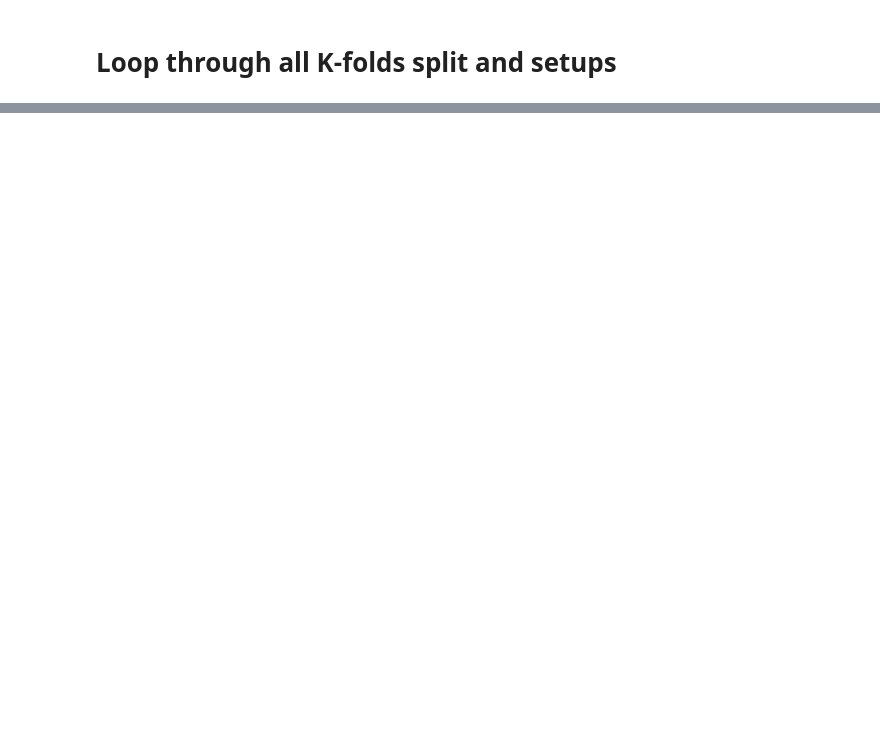
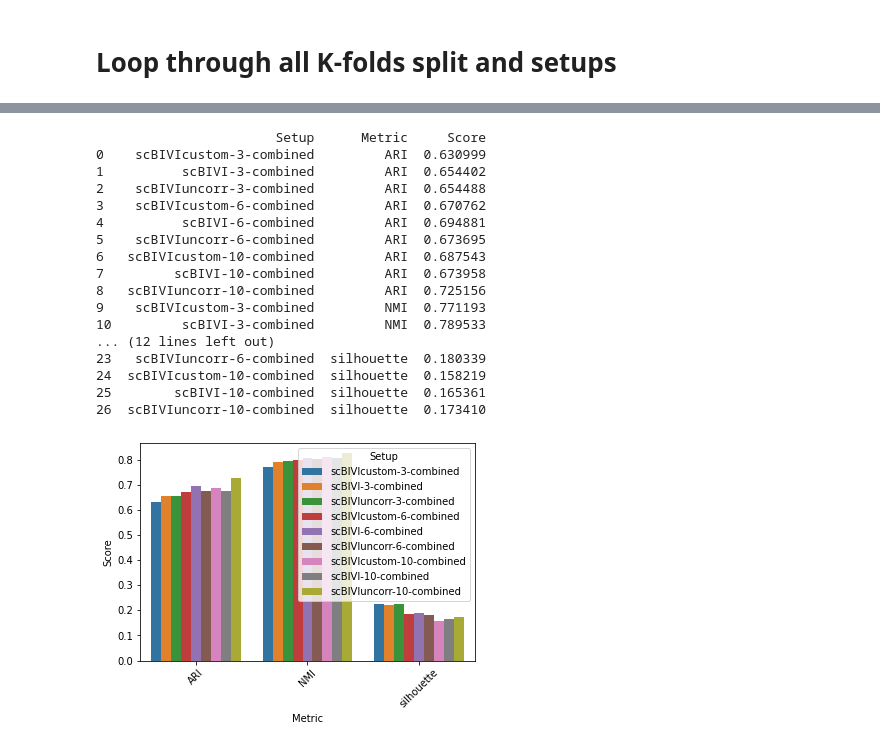
Before and after one commit to pachterlab/CGCCP_2023, a Jupyter notebook: test_colab_ipynb.ipynb, the cells around one changed output, grey strips where cells are left out. Drawn from its saved outputs; the diff is of its cells as text; code cells hidden in the pictures; blank space fills up the shorter version.

```diff
--- a/test_colab_ipynb.ipynb
+++ b/test_colab_ipynb.ipynb
@@ -756,0 +1124,34 @@ for cluster_method in cluster_methods:
+# %%
+#### Plot clustering accuracy
+
+# iterate through different cluster methods
+for cluster_method in cluster_methods:
+    df_plot = pd.concat([pd.DataFrame(r[cluster_method]).assign(Setup=key) for key,r in results_dict.items()])
+    df_plot.to_csv(os.path.join(logdir,f'clust_acc_{cluster_method}.csv'))
+    df_plot = df_plot.melt(id_vars=['Setup'],var_name='Metric',value_name='Score')
+
+    fig,ax=plt.subplots()
+    _ = sns.barplot(data=df_plot, x='Metric', y='Score', hue='Setup', ax=ax)
+    plt.xticks(rotation=45)
+    # plt.savefig(os.path.join(logdir,f'clust_acc_{cluster_method}.svg'))
+    # plt.close()
+    print(df_plot)
+# %% [output]
+                       Setup      Metric     Score
+0    scBIVIcustom-3-combined         ARI  0.630999
+1          scBIVI-3-combined         ARI  0.654402
+2    scBIVIuncorr-3-combined         ARI  0.654488
+3    scBIVIcustom-6-combined         ARI  0.670762
+4          scBIVI-6-combined         ARI  0.694881
+5    scBIVIuncorr-6-combined         ARI  0.673695
+6   scBIVIcustom-10-combined         ARI  0.687543
+7         scBIVI-10-combined         ARI  0.673958
+8   scBIVIuncorr-10-combined         ARI  0.725156
+9    scBIVIcustom-3-combined         NMI  0.771193
+10         scBIVI-3-combined         NMI  0.789533
+... (12 lines left out)
+23   scBIVIuncorr-6-combined  silhouette  0.180339
+24  scBIVIcustom-10-combined  silhouette  0.158219
+25        scBIVI-10-combined  silhouette  0.165361
+26  scBIVIuncorr-10-combined  silhouette  0.173410
+[figure, added]
```
Also changed, not shown: parts of 20 cells of this notebook.
